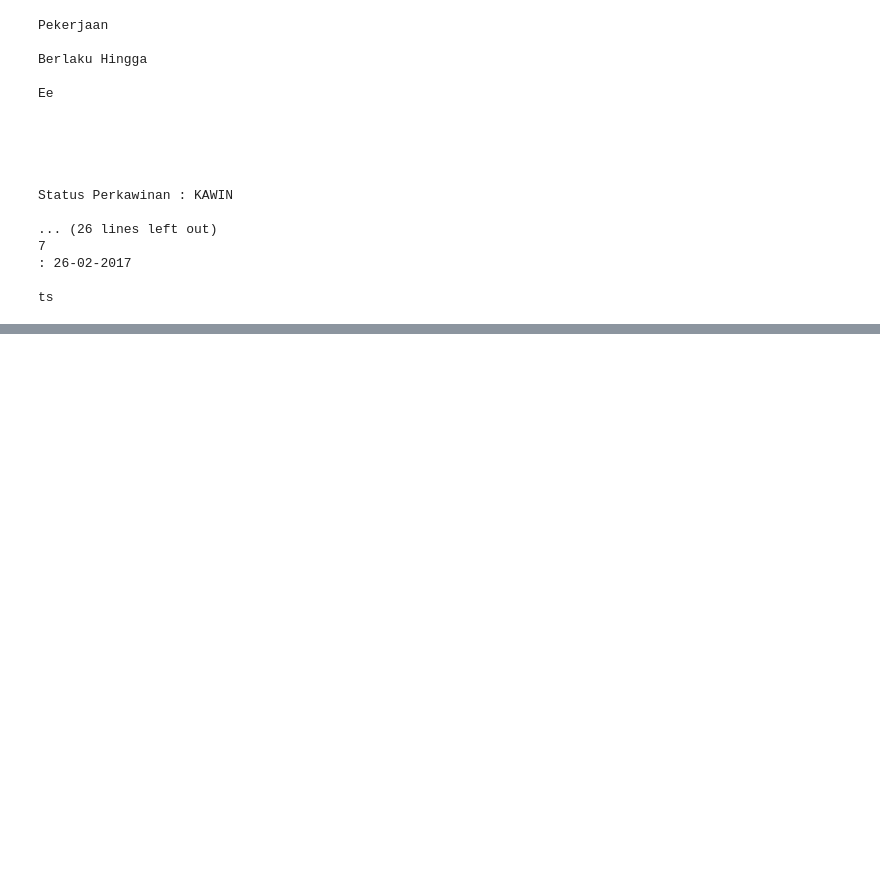
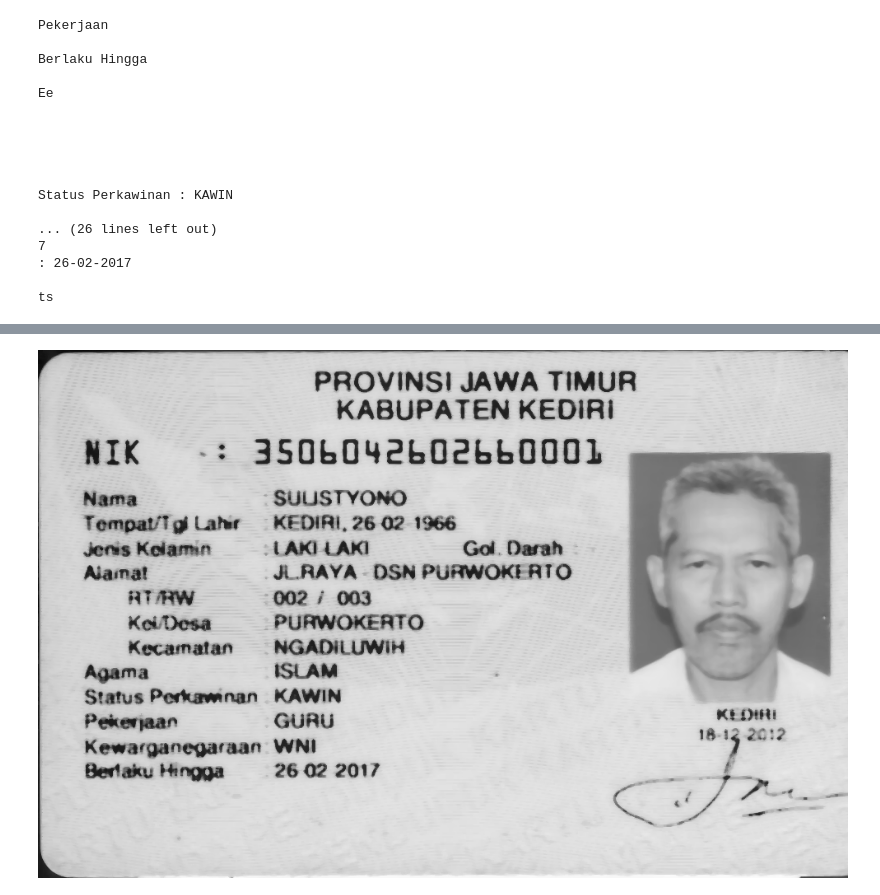
Before and after one commit to naufalihsan/tesseract, a Jupyter notebook: OCR.ipynb, the cells around one changed output, grey strips where cells are left out. Saved outputs shown, nothing was run; the diff lists cells and outputs as text; code cells hidden in the pictures; blank space fills up the shorter version.

```diff
--- a/OCR.ipynb
+++ b/OCR.ipynb
@@ -80,0 +142,5 @@ ts
+# %%
+ktp2 = remove_noise(ktp2)
+cv2_imshow(ktp2)
+# %% [output]
+[figure, added]
```
Also changed, not shown: parts of 14 cells of this notebook.
